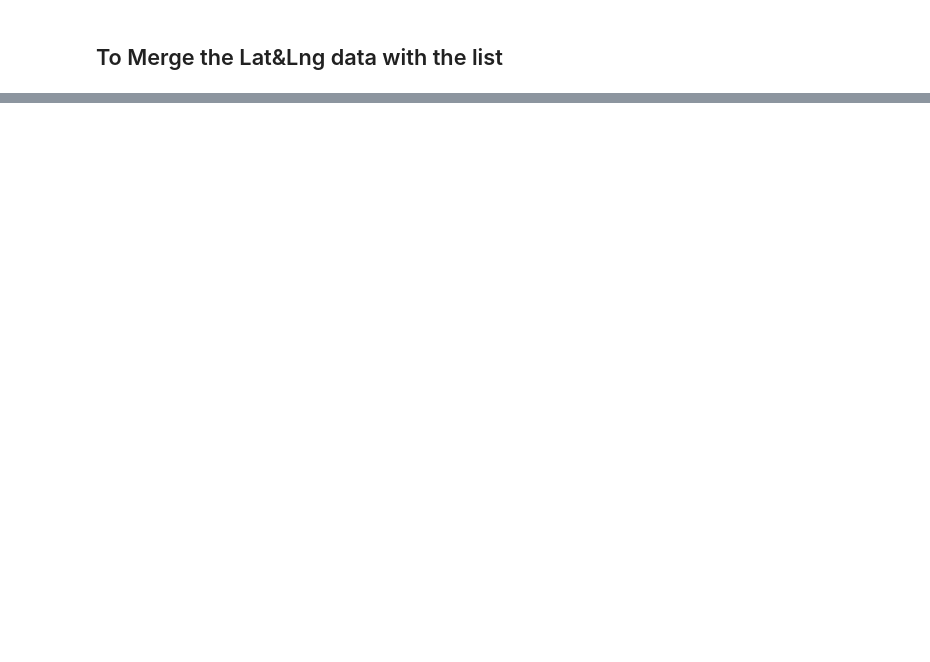
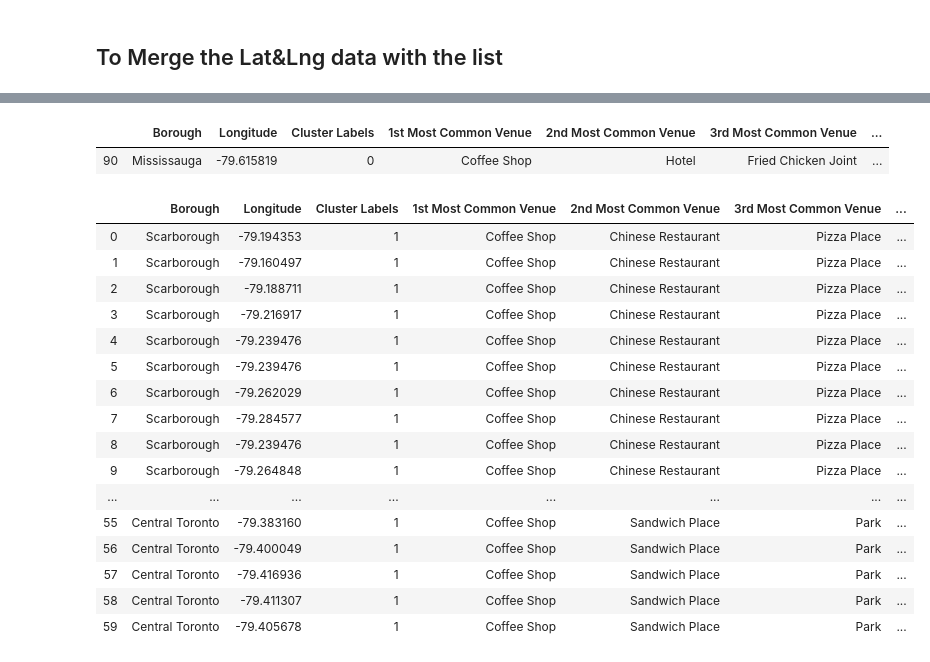
Before and after one commit to ocaizhi/Coursera-Data-Science-Capstone-Wk3, a Jupyter notebook: Capstone_Wk3.ipynb, the cells around one changed output, grey strips where cells are left out. Drawn from its saved outputs; the diff is of its cells as text; code cells hidden in the pictures; blank space fills up the shorter version.

```diff
--- a/Capstone_Wk3.ipynb
+++ b/Capstone_Wk3.ipynb
@@ -170,0 +419,3 @@ neigh4
+# %%
+Toronto_grouped = Toronto_onehot.groupby('Borough').mean().reset_index()
+Toronto_grouped
@@ -170,0 +476,23 @@ neigh4
+# %%
+# Second. to create the new dataframe and display the top 10 venues for each neighborhood.
+
+num_top_venues = 10
+
+indicators = ['st', 'nd', 'rd']
+
+# create columns according to number of top venues
+columns = ['Borough']
+for ind in np.arange(num_top_venues):
+    try:
+        columns.append('{}{} Most Common Venue'.format(ind+1, indicators[ind]))
+    except:
+        columns.append('{}th Most Common Venue'.format(ind+1))
+
+# create a new dataframe
+Borough_venues_sorted = pd.DataFrame(columns=columns)
+Borough_venues_sorted['Borough'] = Toronto_grouped['Borough']
+
+for ind in np.arange(Toronto_grouped.shape[0]):
+    Borough_venues_sorted.iloc[ind, 1:] = return_most_common_venues(Toronto_grouped.iloc[ind, :], num_top_venues)
+
+Borough_venues_sorted.head()
@@ -170,0 +522,13 @@ neigh4
+# %%
+# to create a new dataframe that includes the cluster as well as the top 10 venues for each neighborhood.
+Toronto_merged = neigh5
+# Borough_venues_sorted.insert(0, 'Cluster Labels', kmeans.labels_)
+# Toronto_merged = neigh4[neigh4['Borough']=="Scarborough"]
+# Toronto_merged = neigh5[neigh5['Borough'].str.contains("Toronto")]
+
+
+# merge toronto_grouped with toronto_data to add latitude/longitude for each neighborhood
+Toronto_merged = Toronto_merged.join(Borough_venues_sorted.set_index('Borough'), on='Borough',how = 'right')
+Toronto_merged.reset_index(inplace = True, drop = True)
+
+Toronto_merged.head() # check the last columns!
@@ -170,0 +578,25 @@ neigh4
+# %%
+Toronto_merged.loc[Toronto_merged['Cluster Labels'] == 0, Toronto_merged.columns[[1] + list(range(5, Toronto_merged.shape[1]))]]
+# %% [output]
+|  | Borough | Longitude | Cluster Labels | 1st Most Common Venue | 2nd Most Common Venue | 3rd Most Common Venue | ... |
+| 90 | Mississauga | -79.615819 | 0 | Coffee Shop | Hotel | Fried Chicken Joint | ... |
+# %%
+Toronto_merged.loc[Toronto_merged['Cluster Labels'] == 1, Toronto_merged.columns[[1] + list(range(5, Toronto_merged.shape[1]))]]
+# %% [output]
+|  | Borough | Longitude | Cluster Labels | 1st Most Common Venue | 2nd Most Common Venue | 3rd Most Common Venue | ... |
+| 0 | Scarborough | -79.194353 | 1 | Coffee Shop | Chinese Restaurant | Pizza Place | ... |
+| 1 | Scarborough | -79.160497 | 1 | Coffee Shop | Chinese Restaurant | Pizza Place | ... |
+| 2 | Scarborough | -79.188711 | 1 | Coffee Shop | Chinese Restaurant | Pizza Place | ... |
+| 3 | Scarborough | -79.216917 | 1 | Coffee Shop | Chinese Restaurant | Pizza Place | ... |
+| 4 | Scarborough | -79.239476 | 1 | Coffee Shop | Chinese Restaurant | Pizza Place | ... |
+| 5 | Scarborough | -79.239476 | 1 | Coffee Shop | Chinese Restaurant | Pizza Place | ... |
+| 6 | Scarborough | -79.262029 | 1 | Coffee Shop | Chinese Restaurant | Pizza Place | ... |
+| 7 | Scarborough | -79.284577 | 1 | Coffee Shop | Chinese Restaurant | Pizza Place | ... |
+| 8 | Scarborough | -79.239476 | 1 | Coffee Shop | Chinese Restaurant | Pizza Place | ... |
+| 9 | Scarborough | -79.264848 | 1 | Coffee Shop | Chinese Restaurant | Pizza Place | ... |
+| ... | ... | ... | ... | ... | ... | ... | ... |
+| 55 | Central Toronto | -79.383160 | 1 | Coffee Shop | Sandwich Place | Park | ... |
+| 56 | Central Toronto | -79.400049 | 1 | Coffee Shop | Sandwich Place | Park | ... |
+| 57 | Central Toronto | -79.416936 | 1 | Coffee Shop | Sandwich Place | Park | ... |
+| 58 | Central Toronto | -79.411307 | 1 | Coffee Shop | Sandwich Place | Park | ... |
+| 59 | Central Toronto | -79.405678 | 1 | Coffee Shop | Sandwich Place | Park | ... |
```
Also changed, not shown: parts of 39 cells of this notebook.
